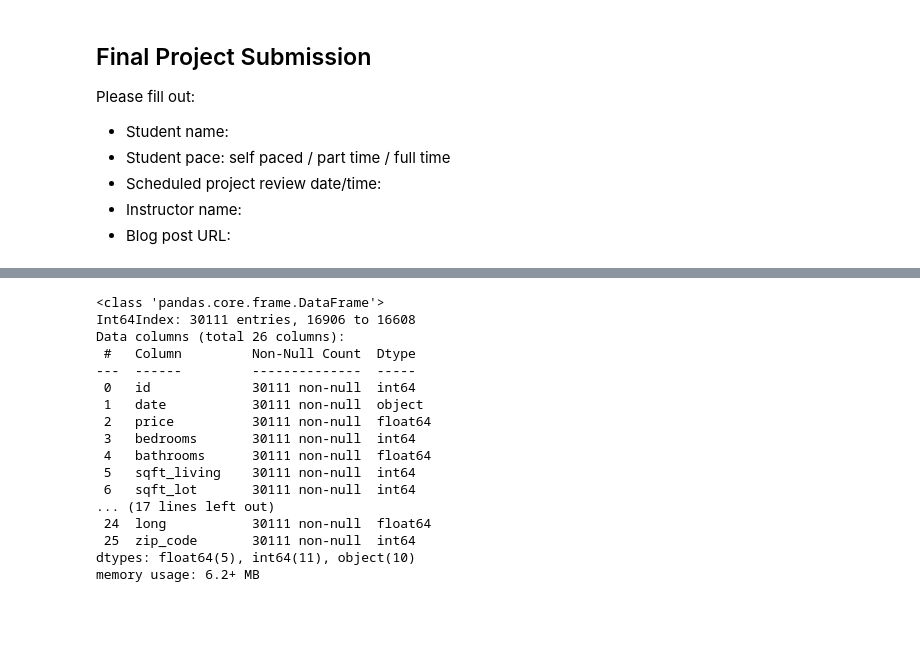
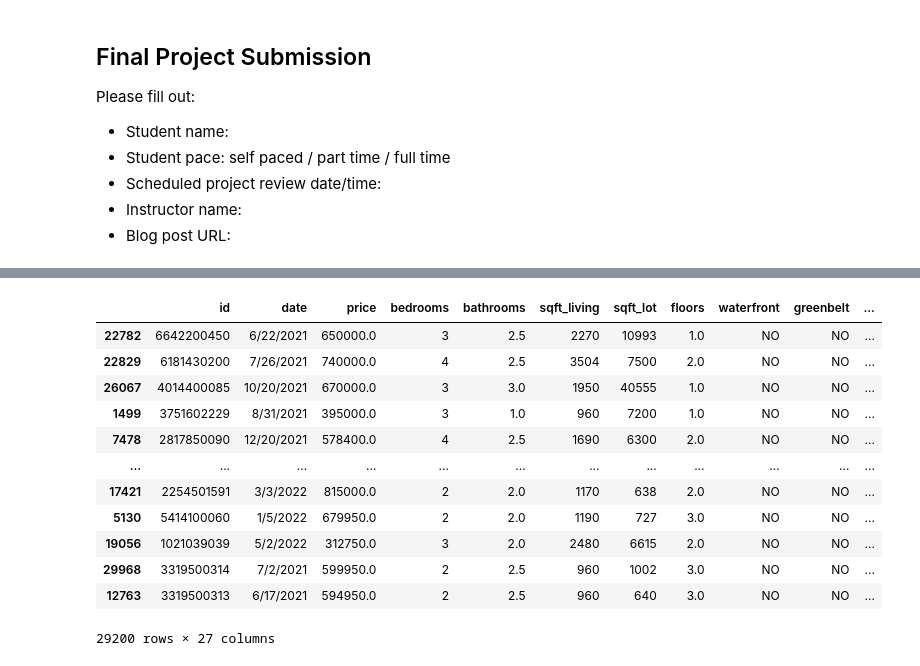
Before and after one commit to ewestrich/King-County-House-Sales, a Jupyter notebook: Eitan/Eitan Project 2 Notebook.ipynb, the cells around one changed output, grey strips where cells are left out. Drawn from its saved outputs; the diff is of its cells as text; code cells hidden in the pictures; blank space fills up the shorter version.

```diff
--- a/Eitan/Eitan Project 2 Notebook.ipynb
+++ b/Eitan/Eitan Project 2 Notebook.ipynb
@@ -38,3 +41,8 @@ def zip_code(address):
     x = address.split(' ')[-3]
 
     return x.split(',')[0]
+# %%
+def township(address):
+    x = address.split(', ')[1]
+
+    return x
@@ -44,25 +56,23 @@ data['zip_code'] = data['address'].apply(lambda x: zip_code(x))
 data = data.sort_values(by = 'zip_code')
 # %%
 data['zip_code'] = data['zip_code'].astype('int')
-# %%
-data.info()
-# %% [output]
-<class 'pandas.core.frame.DataFrame'>
-Int64Index: 30111 entries, 16906 to 16608
-Data columns (total 26 columns):
- #   Column         Non-Null Count  Dtype
----  ------         --------------  -----
- 0   id             30111 non-null  int64
- 1   date           30111 non-null  object
- 2   price          30111 non-null  float64
- 3   bedrooms       30111 non-null  int64
- 4   bathrooms      30111 non-null  float64
- 5   sqft_living    30111 non-null  int64
- 6   sqft_lot       30111 non-null  int64
-... (17 lines left out)
- 24  long           30111 non-null  float64
- 25  zip_code       30111 non-null  int64
-dtypes: float64(5), int64(11), object(10)
-memory usage: 6.2+ MB
+# %%
+data['township'] = data['address'].apply(lambda x: township(x))
 # %%
 data_kc = data[(data['zip_code'] >= 98000) & (data['zip_code'] < 99000)]
+# %%
+data_kc
+# %% [output]
+|  | id | date | price | bedrooms | bathrooms | sqft_living | sqft_lot | floors | waterfront | greenbelt | ... |
+| 22782 | 6642200450 | 6/22/2021 | 650000.0 | 3 | 2.5 | 2270 | 10993 | 1.0 | NO | NO | ... |
+| 22829 | 6181430200 | 7/26/2021 | 740000.0 | 4 | 2.5 | 3504 | 7500 | 2.0 | NO | NO | ... |
+| 26067 | 4014400085 | 10/20/2021 | 670000.0 | 3 | 3.0 | 1950 | 40555 | 1.0 | NO | NO | ... |
+| 1499 | 3751602229 | 8/31/2021 | 395000.0 | 3 | 1.0 | 960 | 7200 | 1.0 | NO | NO | ... |
+| 7478 | 2817850090 | 12/20/2021 | 578400.0 | 4 | 2.5 | 1690 | 6300 | 2.0 | NO | NO | ... |
+| ... | ... | ... | ... | ... | ... | ... | ... | ... | ... | ... | ... |
+| 17421 | 2254501591 | 3/3/2022 | 815000.0 | 2 | 2.0 | 1170 | 638 | 2.0 | NO | NO | ... |
+| 5130 | 5414100060 | 1/5/2022 | 679950.0 | 2 | 2.0 | 1190 | 727 | 3.0 | NO | NO | ... |
+| 19056 | 1021039039 | 5/2/2022 | 312750.0 | 3 | 2.0 | 2480 | 6615 | 2.0 | NO | NO | ... |
+| 29968 | 3319500314 | 7/2/2021 | 599950.0 | 2 | 2.5 | 960 | 1002 | 3.0 | NO | NO | ... |
+| 12763 | 3319500313 | 6/17/2021 | 594950.0 | 2 | 2.5 | 960 | 640 | 3.0 | NO | NO | ... |
+29200 rows × 27 columns
```
Also changed, not shown: parts of 57 cells of this notebook.
